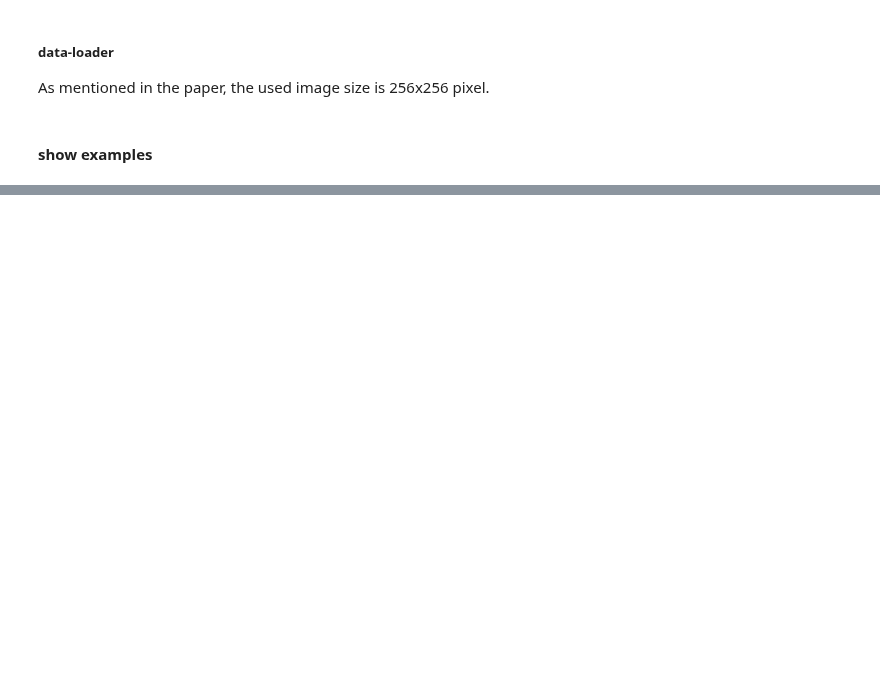
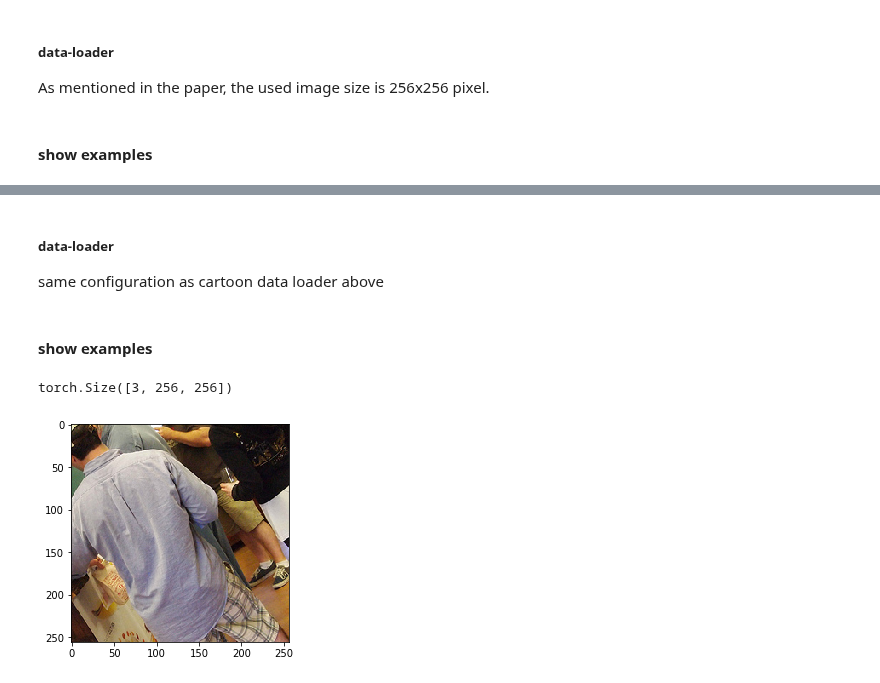
Before and after one commit to TobiasSunderdiek/cartoon-gan, a Jupyter notebook: CartoonGAN.ipynb, the cells around one changed output, grey strips where cells are left out. Cells and saved outputs as stored; diff of their text form; code cells hidden in the pictures; blank space fills up the shorter version.

```diff
--- a/CartoonGAN.ipynb
+++ b/CartoonGAN.ipynb
@@ -82,0 +115,12 @@ torch.Size([3, 256, 256])
+# %% [markdown]
+##### data-loader
+same configuration as cartoon data loader above
+# %%
+photo_dataloader = DataLoader(ImageFolder('photos/', transformer), batch_size, shuffle=True, num_workers=0)
+# %% [markdown]
+#### show examples
+# %%
+show_sample_image(photo_dataloader)
+# %% [output]
+torch.Size([3, 256, 256])
+[figure, added]
```
Also changed, not shown: parts of 8 cells of this notebook.
